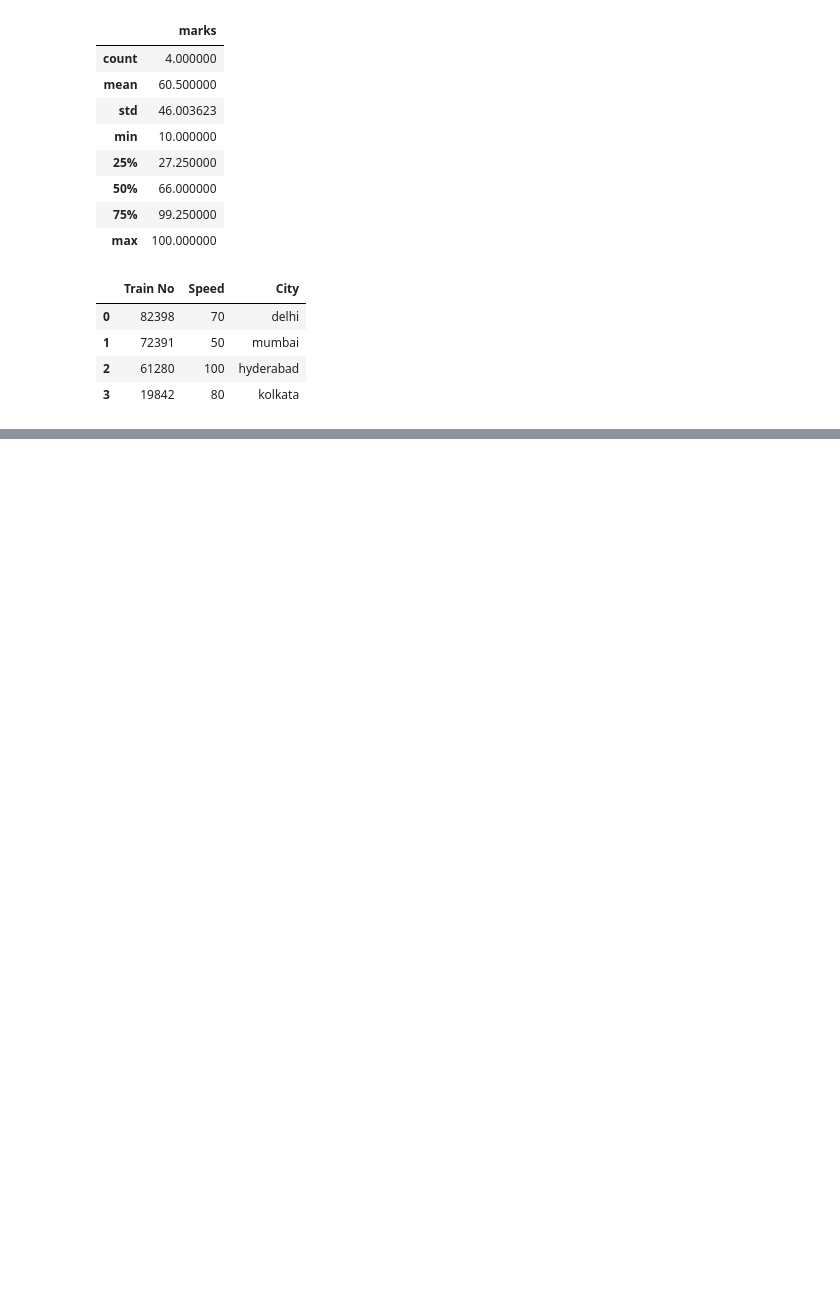
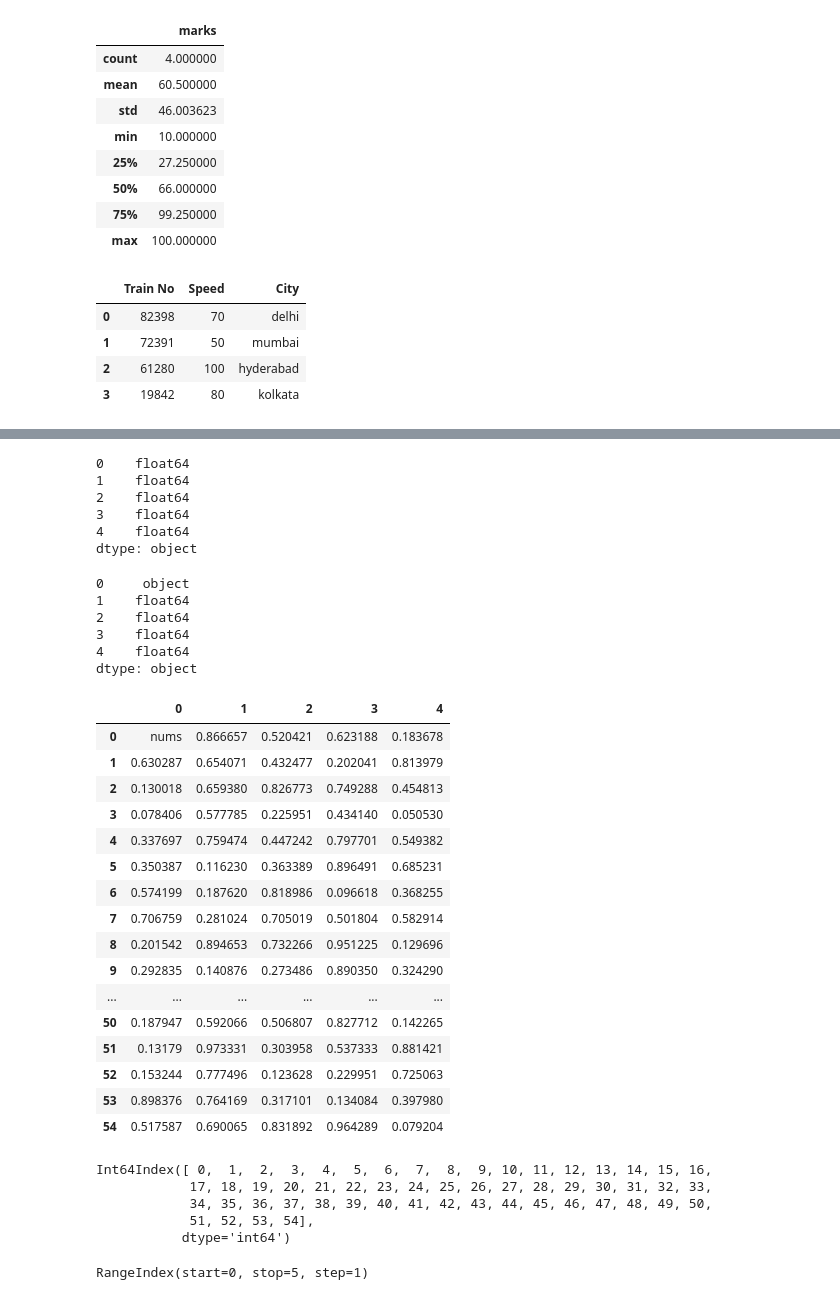
Before and after one commit to Kushal-Chandar/statistics-student-performance-analysis, a Jupyter notebook: pandas.ipynb, the cells around one changed output, grey strips where cells are left out. Saved outputs shown, nothing was run; the diff lists cells and outputs as text; code cells hidden in the pictures; blank space fills up the shorter version.

```diff
--- a/pandas.ipynb
+++ b/pandas.ipynb
@@ -68,0 +134,52 @@ df
+# %%
+dataframe.dtypes
+# %% [output]
+0    float64
+1    float64
+2    float64
+3    float64
+4    float64
+dtype: object
+# %%
+dataframe[0][0] = "nums"
+# %%
+dataframe.dtypes
+# %% [output]
+0     object
+1    float64
+2    float64
+3    float64
+4    float64
+dtype: object
+# %%
+dataframe
+# %% [output]
+|  | 0 | 1 | 2 | 3 | 4 |
+| 0 | nums | 0.866657 | 0.520421 | 0.623188 | 0.183678 |
+| 1 | 0.630287 | 0.654071 | 0.432477 | 0.202041 | 0.813979 |
+| 2 | 0.130018 | 0.659380 | 0.826773 | 0.749288 | 0.454813 |
+| 3 | 0.078406 | 0.577785 | 0.225951 | 0.434140 | 0.050530 |
+| 4 | 0.337697 | 0.759474 | 0.447242 | 0.797701 | 0.549382 |
+| 5 | 0.350387 | 0.116230 | 0.363389 | 0.896491 | 0.685231 |
+| 6 | 0.574199 | 0.187620 | 0.818986 | 0.096618 | 0.368255 |
+| 7 | 0.706759 | 0.281024 | 0.705019 | 0.501804 | 0.582914 |
+| 8 | 0.201542 | 0.894653 | 0.732266 | 0.951225 | 0.129696 |
+| 9 | 0.292835 | 0.140876 | 0.273486 | 0.890350 | 0.324290 |
+| ... | ... | ... | ... | ... | ... |
+| 50 | 0.187947 | 0.592066 | 0.506807 | 0.827712 | 0.142265 |
+| 51 | 0.13179 | 0.973331 | 0.303958 | 0.537333 | 0.881421 |
+| 52 | 0.153244 | 0.777496 | 0.123628 | 0.229951 | 0.725063 |
+| 53 | 0.898376 | 0.764169 | 0.317101 | 0.134084 | 0.397980 |
+| 54 | 0.517587 | 0.690065 | 0.831892 | 0.964289 | 0.079204 |
+# %%
+dataframe.index
+# %% [output]
+Int64Index([ 0,  1,  2,  3,  4,  5,  6,  7,  8,  9, 10, 11, 12, 13, 14, 15, 16,
+            17, 18, 19, 20, 21, 22, 23, 24, 25, 26, 27, 28, 29, 30, 31, 32, 33,
+            34, 35, 36, 37, 38, 39, 40, 41, 42, 43, 44, 45, 46, 47, 48, 49, 50,
+            51, 52, 53, 54],
+           dtype='int64')
+# %%
+dataframe.columns
+# %% [output]
+RangeIndex(start=0, stop=5, step=1)
```
Also changed, not shown: parts of 16 cells of this notebook.
